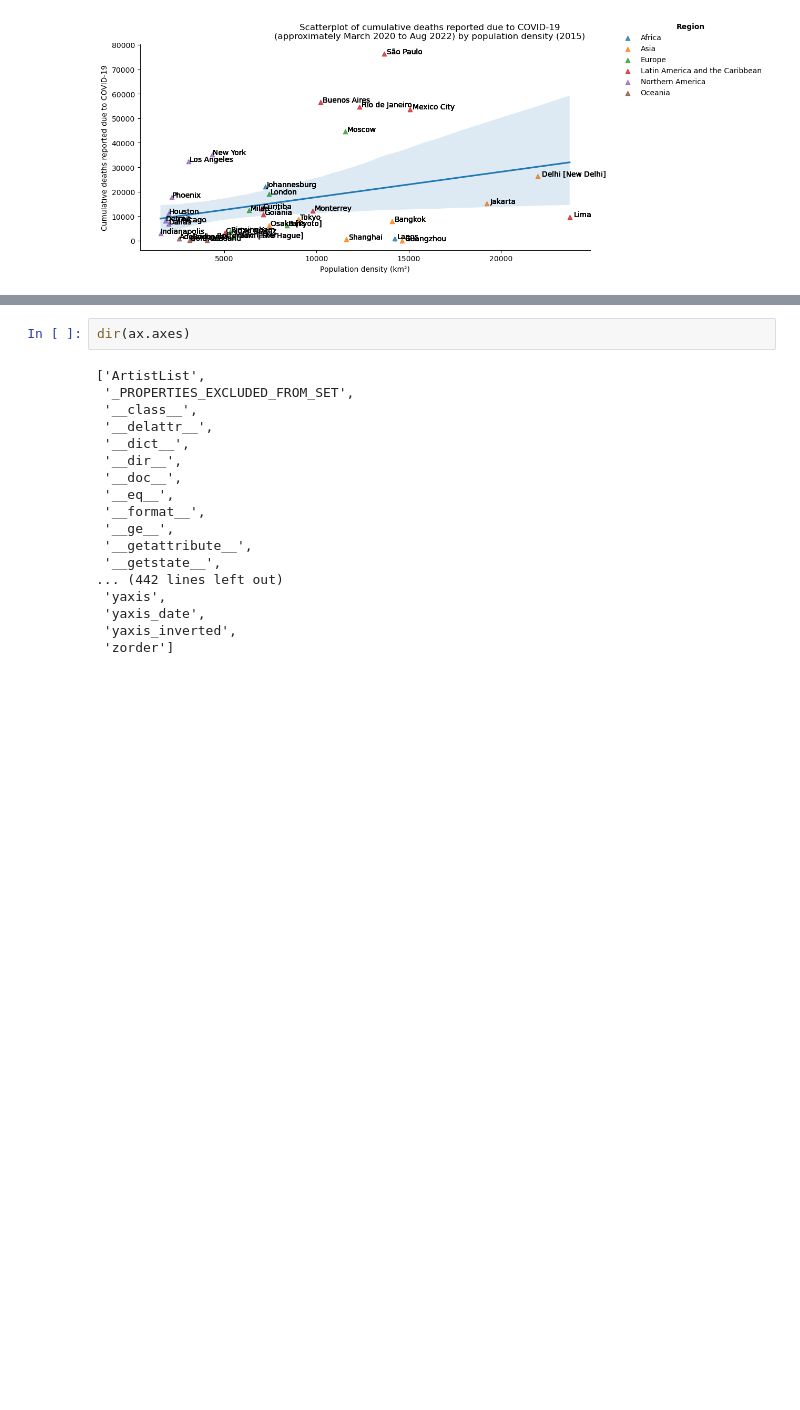
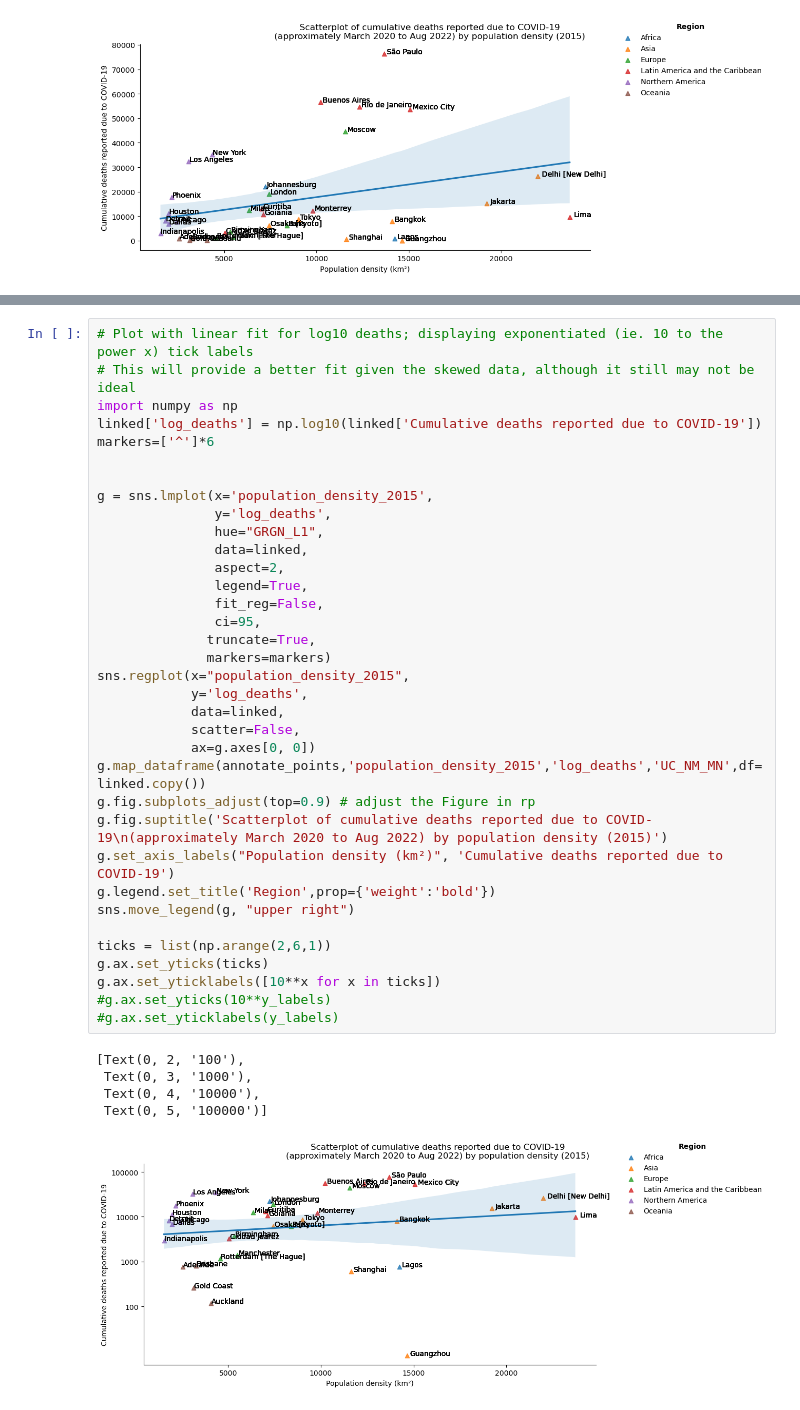
Before and after one commit to carlhiggs/urban_density_covid_linkage, a Jupyter notebook: Population and region data linkage.ipynb, the cells around one changed output, grey strips where cells are left out. Saved outputs shown, nothing was run; the diff lists cells and outputs as text; blank space fills up the shorter version.

```diff
--- a/Population and region data linkage.ipynb
+++ b/Population and region data linkage.ipynb
@@ -347,20 +368,41 @@ g.fig.subplots_adjust(top=0.9) # adjust the Figure in rp
-# %%
-dir(ax.axes)
-# %% [output]
-['ArtistList',
- '_PROPERTIES_EXCLUDED_FROM_SET',
- '__class__',
- '__delattr__',
- '__dict__',
- '__dir__',
- '__doc__',
- '__eq__',
- '__format__',
- '__ge__',
- '__getattribute__',
- '__getstate__',
-... (442 lines left out)
- 'yaxis',
- 'yaxis_date',
- 'yaxis_inverted',
- 'zorder']
+# %%
+# Plot with linear fit for log10 deaths; displaying exponentiated (ie. 10 to the power x) tick labels
+# This will provide a better fit given the skewed data, although it still may not be ideal
+import numpy as np
+linked['log_deaths'] = np.log10(linked['Cumulative deaths reported due to COVID-19'])
+markers=['^']*6
+
+
+g = sns.lmplot(x='population_density_2015',
+               y='log_deaths',
+               hue="GRGN_L1",
+               data=linked,
+               aspect=2,
+               legend=True,
+               fit_reg=False,
+               ci=95,
+              truncate=True,
+              markers=markers)
+sns.regplot(x="population_density_2015",
+            y='log_deaths',
+            data=linked,
+            scatter=False,
+            ax=g.axes[0, 0])
+g.map_dataframe(annotate_points,'population_density_2015','log_deaths','UC_NM_MN',df=linked.copy())
+g.fig.subplots_adjust(top=0.9) # adjust the Figure in rp
+g.fig.suptitle('Scatterplot of cumulative deaths reported due to COVID-19\n(approximately March 2020 to Aug 2022) by population density (2015)')
+g.set_axis_labels("Population density (km²)", 'Cumulative deaths reported due to COVID-19')
+g.legend.set_title('Region',prop={'weight':'bold'})
+sns.move_legend(g, "upper right")
+
+ticks = list(np.arange(2,6,1))
+g.ax.set_yticks(ticks)
+g.ax.set_yticklabels([10**x for x in ticks])
+#g.ax.set_yticks(10**y_labels)
+#g.ax.set_yticklabels(y_labels)
+# %% [output]
+[Text(0, 2, '100'),
+ Text(0, 3, '1000'),
+ Text(0, 4, '10000'),
+ Text(0, 5, '100000')]
+[figure, added]
```
Also changed, not shown: parts of 5 cells of this notebook.
